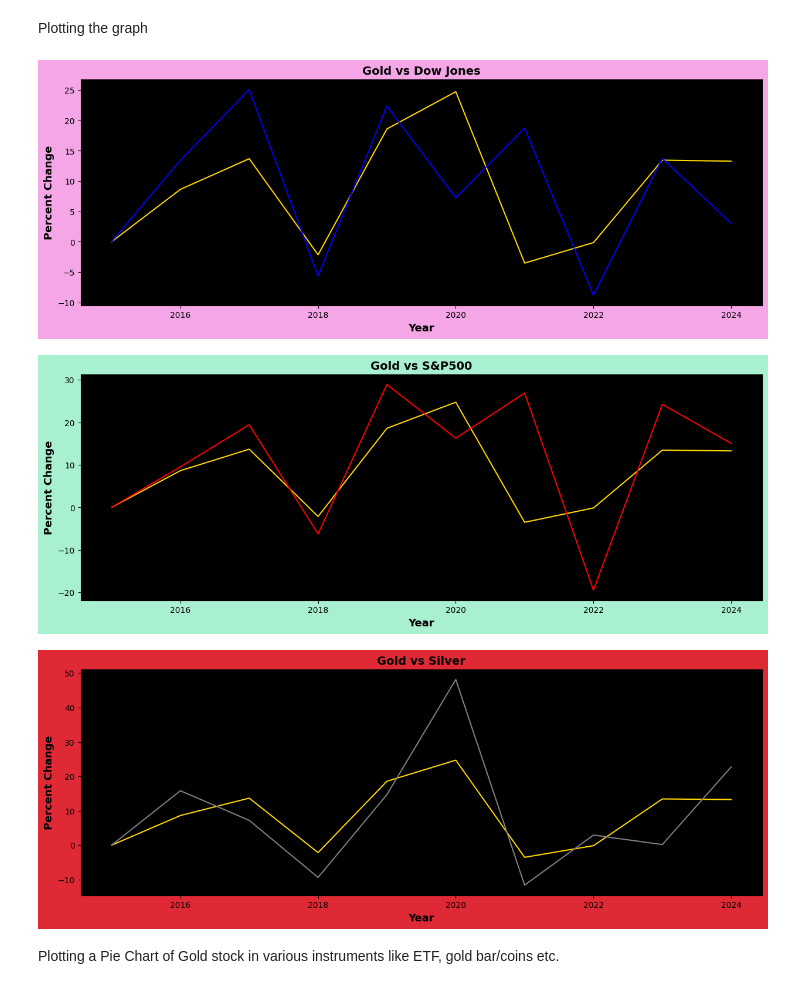
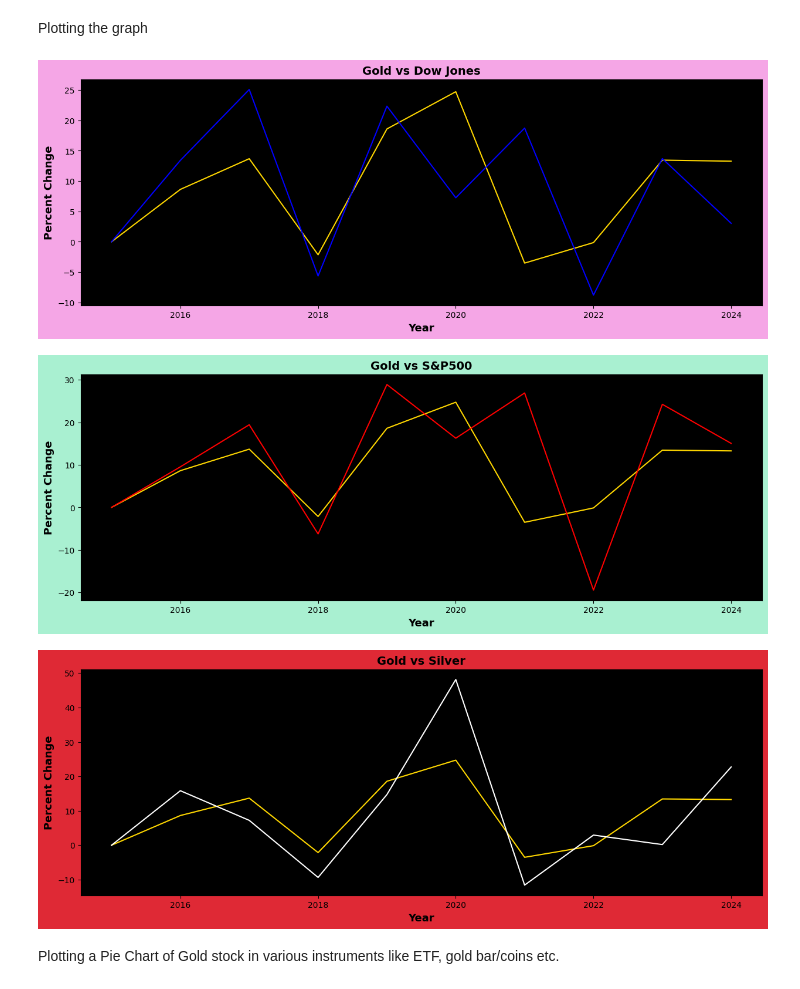
Before and after one commit to akash0214/Gold_Analysis, a Jupyter notebook: gold_eda.ipynb, the cells around one changed output. Saved outputs shown, nothing was run; the diff lists cells and outputs as text; code cells hidden in the pictures.

```diff
--- a/gold_eda.ipynb
+++ b/gold_eda.ipynb
@@ -153,34 +153,34 @@ Plotting the graph
 # %%
 plt.figure(figsize=(15,5), facecolor='#F5A6E6')
 plt.axes().set_facecolor('#000000')
 sns.lineplot(data=price_gold_df, y='Percent Change', x='Year', color='gold')
 sns.lineplot(data=dow_df, x='Year', y='Percent Change', color='blue')
 plt.title('Gold vs Dow Jones', fontweight = 'bold', fontsize = '14')
 plt.xlabel('Year', fontweight = 'bold', fontsize = 13)
 plt.ylabel('Percent Change', fontweight = 'bold', fontsize = 13)
 plt.show()
 
 plt.figure(figsize=(15,5), facecolor='#A9F0D1')
 plt.axes().set_facecolor('#000000')
 sns.lineplot(data=price_gold_df, y='Percent Change', x='Year', color='gold')
 sns.lineplot(data=snp_df, x='Year', y='Percent Change', color='red')
 plt.title('Gold vs S&P500', fontweight = 'bold', fontsize = '14')
 plt.xlabel('Year', fontweight = 'bold', fontsize = '13')
 plt.ylabel('Percent Change', fontweight = 'bold', fontsize = '13')
 plt.show()
 
 plt.figure(figsize=(15,5), facecolor='#DF2935')
 plt.axes().set_facecolor('#000000')
 sns.lineplot(data=price_gold_df, y='Percent Change', x='Year', color='gold')
-sns.lineplot(data=price_silver_df, x='Year', y='Percent Change', color='grey')
+sns.lineplot(data=price_silver_df, x='Year', y='Percent Change', color='#ffffff')
 plt.title('Gold vs Silver', fontweight = 'bold', fontsize = '14')
 plt.xlabel('Year', fontweight = 'bold', fontsize = '13')
 plt.ylabel('Percent Change', fontweight = 'bold', fontsize = '13')
 plt.show()
 # %% [output]
 [figure]
 [figure]
-[figure, old version]
+[figure, new version]
 # %% [markdown]
 Plotting a Pie Chart of Gold stock in various instruments like ETF, gold bar/coins etc.
 # %%
```
Also changed, not shown: parts of 1 cell of this notebook.
